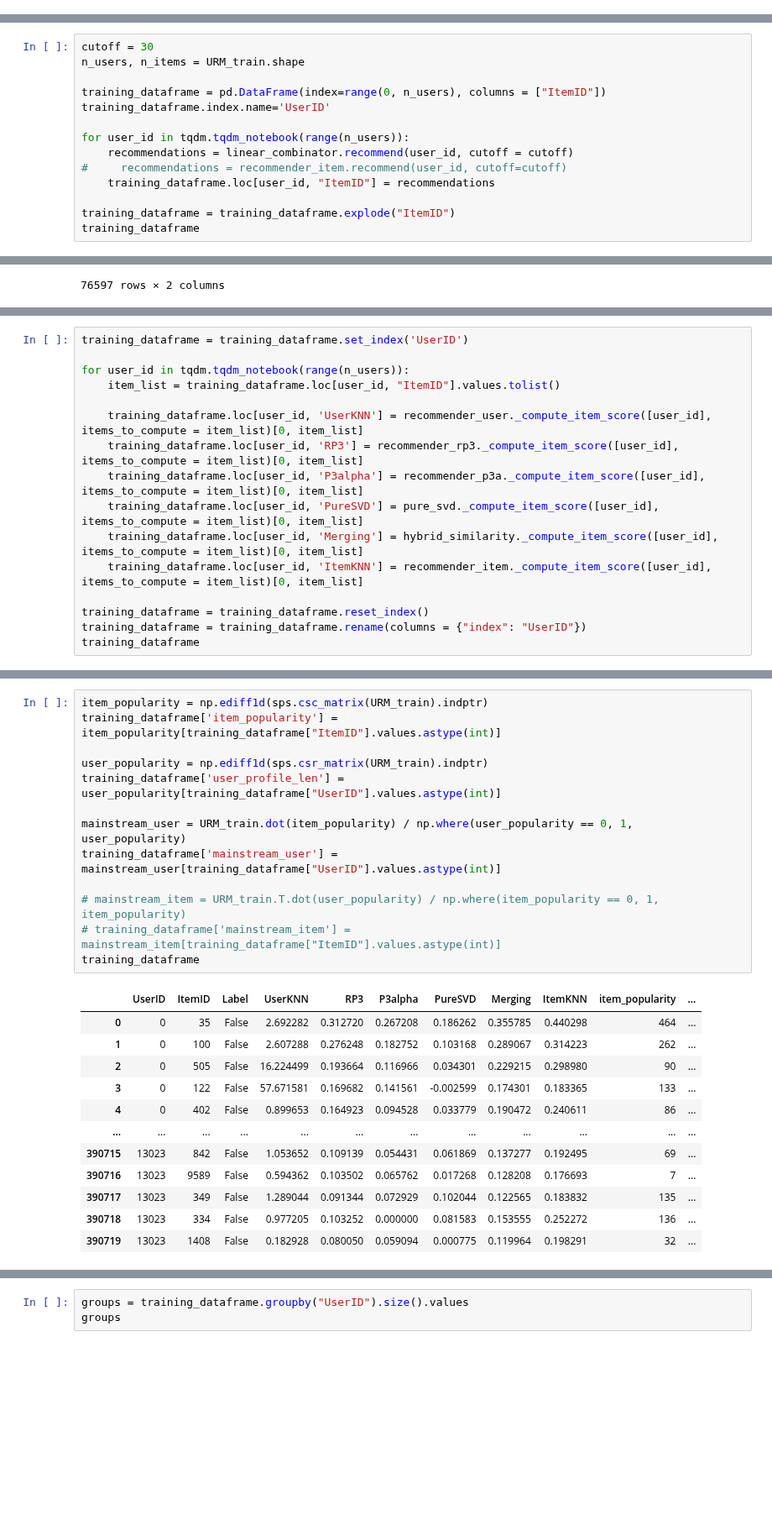
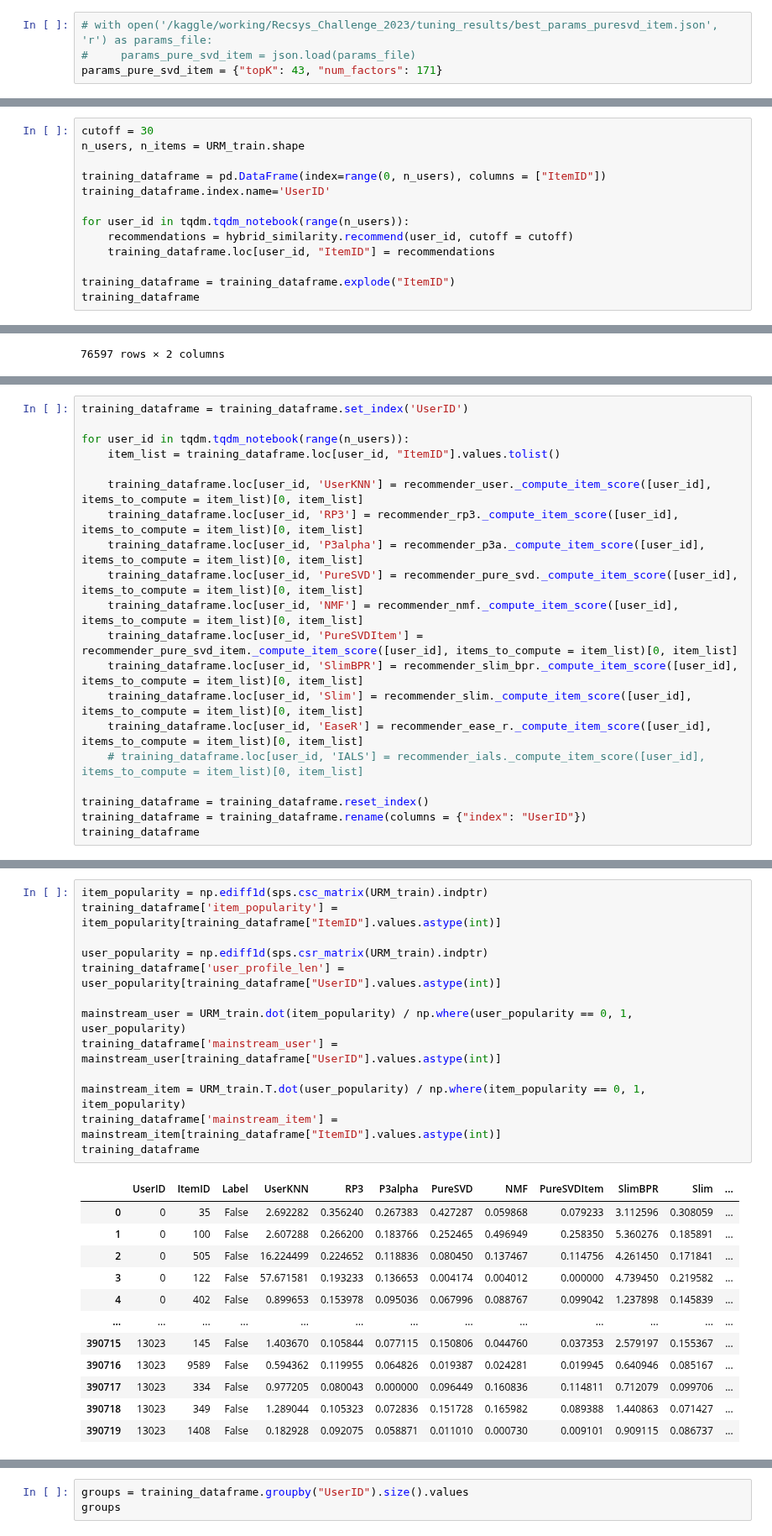
Before and after one commit to CarloSgaravatti/Recsys_Challenge_2023, a Jupyter notebook: challenge_notebooks/xgboost.ipynb, the cells around one changed output, grey strips where cells are left out. Shown at 84% size. Saved outputs shown, nothing was run; the diff lists cells and outputs as text; blank space fills up the shorter version.

Commit message:
Kaggle Notebook | XGBoost | Version 20

```diff
--- a/challenge_notebooks/xgboost.ipynb
+++ b/challenge_notebooks/xgboost.ipynb
@@ -256,0 +230,4 @@ Recommender_Base_Class: URM Detected 476 ( 2.1%) items with no interactions.
+# %%
+# with open('/kaggle/working/Recsys_Challenge_2023/tuning_results/best_params_puresvd_item.json', 'r') as params_file:
+#     params_pure_svd_item = json.load(params_file)
+params_pure_svd_item = {"topK": 43, "num_factors": 171}
@@ -300,8 +375,7 @@ training_dataframe = pd.DataFrame(index=range(0, n_users), columns = ["ItemID"])
 training_dataframe.index.name='UserID'
 
 for user_id in tqdm.tqdm_notebook(range(n_users)):
-    recommendations = linear_combinator.recommend(user_id, cutoff = cutoff)
-#     recommendations = recommender_item.recommend(user_id, cutoff=cutoff)
+    recommendations = hybrid_similarity.recommend(user_id, cutoff = cutoff)
     training_dataframe.loc[user_id, "ItemID"] = recommendations
 
 training_dataframe = training_dataframe.explode("ItemID")
@@ -371,9 +445,13 @@ for user_id in tqdm.tqdm_notebook(range(n_users)):
     training_dataframe.loc[user_id, 'UserKNN'] = recommender_user._compute_item_score([user_id], items_to_compute = item_list)[0, item_list]
     training_dataframe.loc[user_id, 'RP3'] = recommender_rp3._compute_item_score([user_id], items_to_compute = item_list)[0, item_list]
     training_dataframe.loc[user_id, 'P3alpha'] = recommender_p3a._compute_item_score([user_id], items_to_compute = item_list)[0, item_list]
-    training_dataframe.loc[user_id, 'PureSVD'] = pure_svd._compute_item_score([user_id], items_to_compute = item_list)[0, item_list]
-    training_dataframe.loc[user_id, 'Merging'] = hybrid_similarity._compute_item_score([user_id], items_to_compute = item_list)[0, item_list]
-    training_dataframe.loc[user_id, 'ItemKNN'] = recommender_item._compute_item_score([user_id], items_to_compute = item_list)[0, item_list]
+    training_dataframe.loc[user_id, 'PureSVD'] = recommender_pure_svd._compute_item_score([user_id], items_to_compute = item_list)[0, item_list]
+    training_dataframe.loc[user_id, 'NMF'] = recommender_nmf._compute_item_score([user_id], items_to_compute = item_list)[0, item_list]
+    training_dataframe.loc[user_id, 'PureSVDItem'] = recommender_pure_svd_item._compute_item_score([user_id], items_to_compute = item_list)[0, item_list]
+    training_dataframe.loc[user_id, 'SlimBPR'] = recommender_slim_bpr._compute_item_score([user_id], items_to_compute = item_list)[0, item_list]
+    training_dataframe.loc[user_id, 'Slim'] = recommender_slim._compute_item_score([user_id], items_to_compute = item_list)[0, item_list]
+    training_dataframe.loc[user_id, 'EaseR'] = recommender_ease_r._compute_item_score([user_id], items_to_compute = item_list)[0, item_list]
+    # training_dataframe.loc[user_id, 'IALS'] = recommender_ials._compute_item_score([user_id], items_to_compute = item_list)[0, item_list]
 
 training_dataframe = training_dataframe.reset_index()
 training_dataframe = training_dataframe.rename(columns = {"index": "UserID"})
@@ -397,26 +475,26 @@ Please use `tqdm.notebook.tqdm` instead of `tqdm.tqdm_notebook`
 # %%
 item_popularity = np.ediff1d(sps.csc_matrix(URM_train).indptr)
 training_dataframe['item_popularity'] = item_popularity[training_dataframe["ItemID"].values.astype(int)]
 
 user_popularity = np.ediff1d(sps.csr_matrix(URM_train).indptr)
 training_dataframe['user_profile_len'] = user_popularity[training_dataframe["UserID"].values.astype(int)]
 
 mainstream_user = URM_train.dot(item_popularity) / np.where(user_popularity == 0, 1, user_popularity)
 training_dataframe['mainstream_user'] = mainstream_user[training_dataframe["UserID"].values.astype(int)]
 
-# mainstream_item = URM_train.T.dot(user_popularity) / np.where(item_popularity == 0, 1, item_popularity)
-# training_dataframe['mainstream_item'] = mainstream_item[training_dataframe["ItemID"].values.astype(int)]
+mainstream_item = URM_train.T.dot(user_popularity) / np.where(item_popularity == 0, 1, item_popularity)
+training_dataframe['mainstream_item'] = mainstream_item[training_dataframe["ItemID"].values.astype(int)]
 training_dataframe
 # %% [output]
-|  | UserID | ItemID | Label | UserKNN | RP3 | P3alpha | PureSVD | Merging | ItemKNN | item_popularity | ... |
-| 0 | 0 | 35 | False | 2.692282 | 0.312720 | 0.267208 | 0.186262 | 0.355785 | 0.440298 | 464 | ... |
-| 1 | 0 | 100 | False | 2.607288 | 0.276248 | 0.182752 | 0.103168 | 0.289067 | 0.314223 | 262 | ... |
-| 2 | 0 | 505 | False | 16.224499 | 0.193664 | 0.116966 | 0.034301 | 0.229215 | 0.298980 | 90 | ... |
-| 3 | 0 | 122 | False | 57.671581 | 0.169682 | 0.141561 | -0.002599 | 0.174301 | 0.183365 | 133 | ... |
-| 4 | 0 | 402 | False | 0.899653 | 0.164923 | 0.094528 | 0.033779 | 0.190472 | 0.240611 | 86 | ... |
-| ... | ... | ... | ... | ... | ... | ... | ... | ... | ... | ... | ... |
-| 390715 | 13023 | 842 | False | 1.053652 | 0.109139 | 0.054431 | 0.061869 | 0.137277 | 0.192495 | 69 | ... |
-| 390716 | 13023 | 9589 | False | 0.594362 | 0.103502 | 0.065762 | 0.017268 | 0.128208 | 0.176693 | 7 | ... |
-| 390717 | 13023 | 349 | False | 1.289044 | 0.091344 | 0.072929 | 0.102044 | 0.122565 | 0.183832 | 135 | ... |
-| 390718 | 13023 | 334 | False | 0.977205 | 0.103252 | 0.000000 | 0.081583 | 0.153555 | 0.252272 | 136 | ... |
-| 390719 | 13023 | 1408 | False | 0.182928 | 0.080050 | 0.059094 | 0.000775 | 0.119964 | 0.198291 | 32 | ... |
+|  | UserID | ItemID | Label | UserKNN | RP3 | P3alpha | PureSVD | NMF | PureSVDItem | SlimBPR | Slim | ... |
+| 0 | 0 | 35 | False | 2.692282 | 0.356240 | 0.267383 | 0.427287 | 0.059868 | 0.079233 | 3.112596 | 0.308059 | ... |
+| 1 | 0 | 100 | False | 2.607288 | 0.266200 | 0.183766 | 0.252465 | 0.496949 | 0.258350 | 5.360276 | 0.185891 | ... |
+| 2 | 0 | 505 | False | 16.224499 | 0.224652 | 0.118836 | 0.080450 | 0.137467 | 0.114756 | 4.261450 | 0.171841 | ... |
+| 3 | 0 | 122 | False | 57.671581 | 0.193233 | 0.136653 | 0.004174 | 0.004012 | 0.000000 | 4.739450 | 0.219582 | ... |
+| 4 | 0 | 402 | False | 0.899653 | 0.153978 | 0.095036 | 0.067996 | 0.088767 | 0.099042 | 1.237898 | 0.145839 | ... |
+| ... | ... | ... | ... | ... | ... | ... | ... | ... | ... | ... | ... | ... |
+| 390715 | 13023 | 145 | False | 1.403670 | 0.105844 | 0.077115 | 0.150806 | 0.044760 | 0.037353 | 2.579197 | 0.155367 | ... |
+| 390716 | 13023 | 9589 | False | 0.594362 | 0.119955 | 0.064826 | 0.019387 | 0.024281 | 0.019945 | 0.640946 | 0.085167 | ... |
+| 390717 | 13023 | 334 | False | 0.977205 | 0.080043 | 0.000000 | 0.096449 | 0.160836 | 0.114811 | 0.712079 | 0.099706 | ... |
+| 390718 | 13023 | 349 | False | 1.289044 | 0.105323 | 0.072836 | 0.151728 | 0.165982 | 0.089388 | 1.440863 | 0.071427 | ... |
+| 390719 | 13023 | 1408 | False | 0.182928 | 0.092075 | 0.058871 | 0.011010 | 0.000730 | 0.009101 | 0.909115 | 0.086737 | ... |
```
Also changed, not shown: parts of 42 cells of this notebook.
